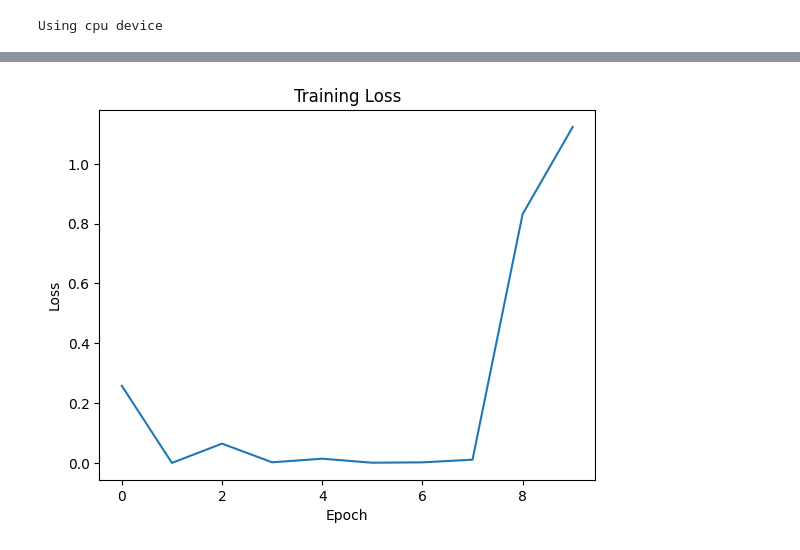
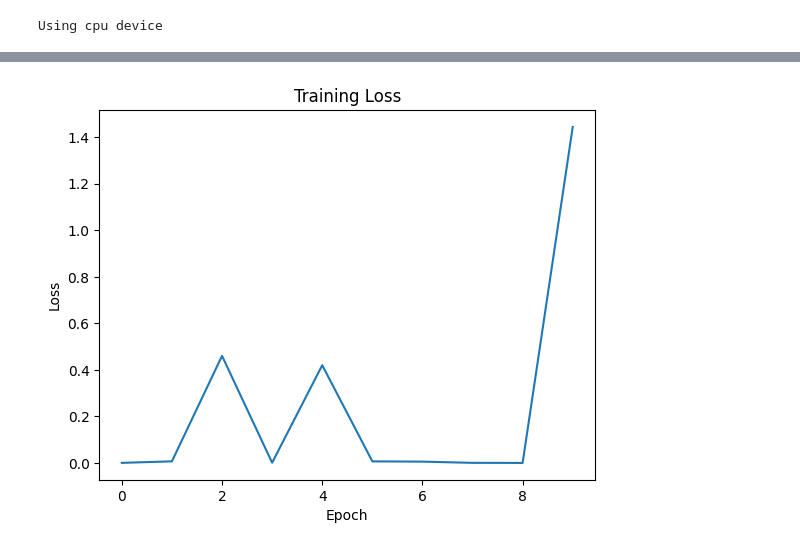
Before and after one commit to devsai9/learning-flask, a Jupyter notebook: flask-with-pt/ai_model.ipynb, the cells around one changed output, grey strips where cells are left out. Saved outputs shown, nothing was run; the diff lists cells and outputs as text; code cells hidden in the pictures.

```diff
--- a/flask-with-pt/ai_model.ipynb
+++ b/flask-with-pt/ai_model.ipynb
@@ -172,16 +182,17 @@ torch.save(model.state_dict(), 'model3.pth')
 # %%
 # Model 1
 training_loss = [0.2578650712966919, 7.166615978349e-05, 0.06458990275859833, 0.002154930494725704, 0.01413679774850607, 0.0007039917400106788, 0.001981335459277034, 0.010870570316910744, 0.8318904638290405, 1.1233336925506592]
+training_loss_latent = [0.0005112922517582774, 0.00706838071346283, 0.4603545069694519, 0.0011685453355312347, 0.42020466923713684, 0.0069748470559716225, 0.005807740148156881, 0.0005681610200554132, 0.00026278907898813486, 1.4441938400268555]
 
 # Plot training loss vs epoch
 import matplotlib.pyplot as plt
-plt.plot(training_loss)
+plt.plot(training_loss_latent)
 plt.xlabel('Epoch')
 plt.ylabel('Loss')
 plt.title('Training Loss')
 plt.show()
 # %% [output]
-[figure, old version]
+[figure, new version]
 # %%
 # Model 2
 training_loss = [1.5753722190856934, 1.0207328796386719, 1.079522728919983, 0.5205684900283813, 0.810179591178894, 0.6023236513137817, 0.01881249248981476, 0.3732471466064453, 0.012271569110453129, 1.7936770915985107]
```
Also changed, not shown: parts of 10 cells of this notebook, 21 other files.
